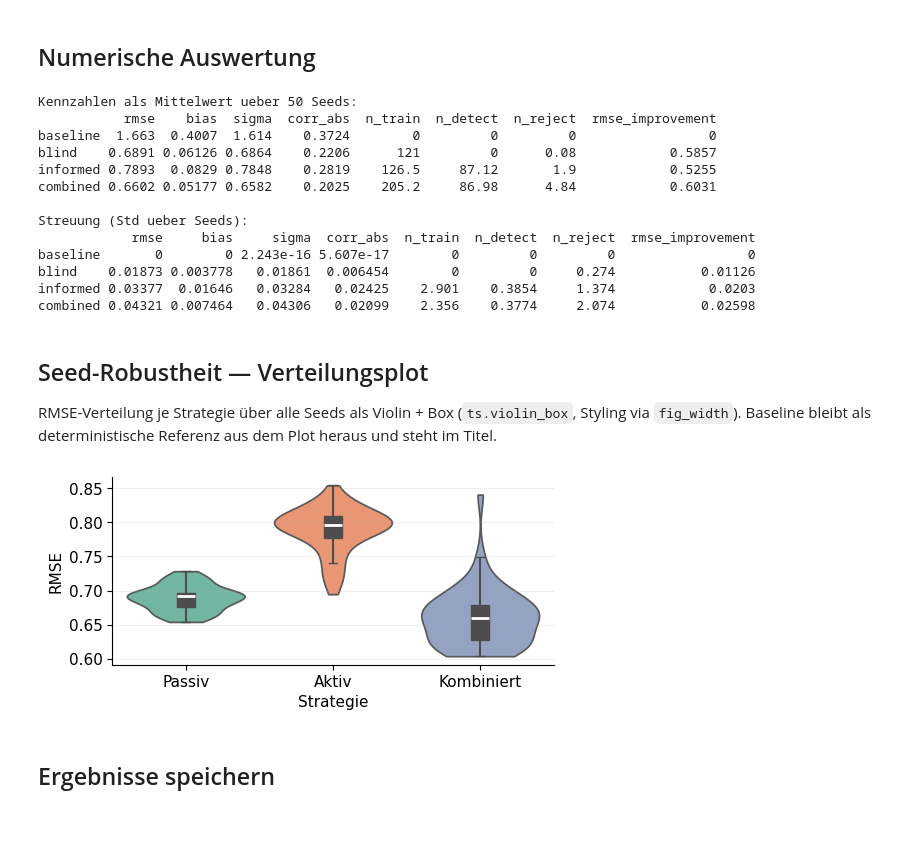
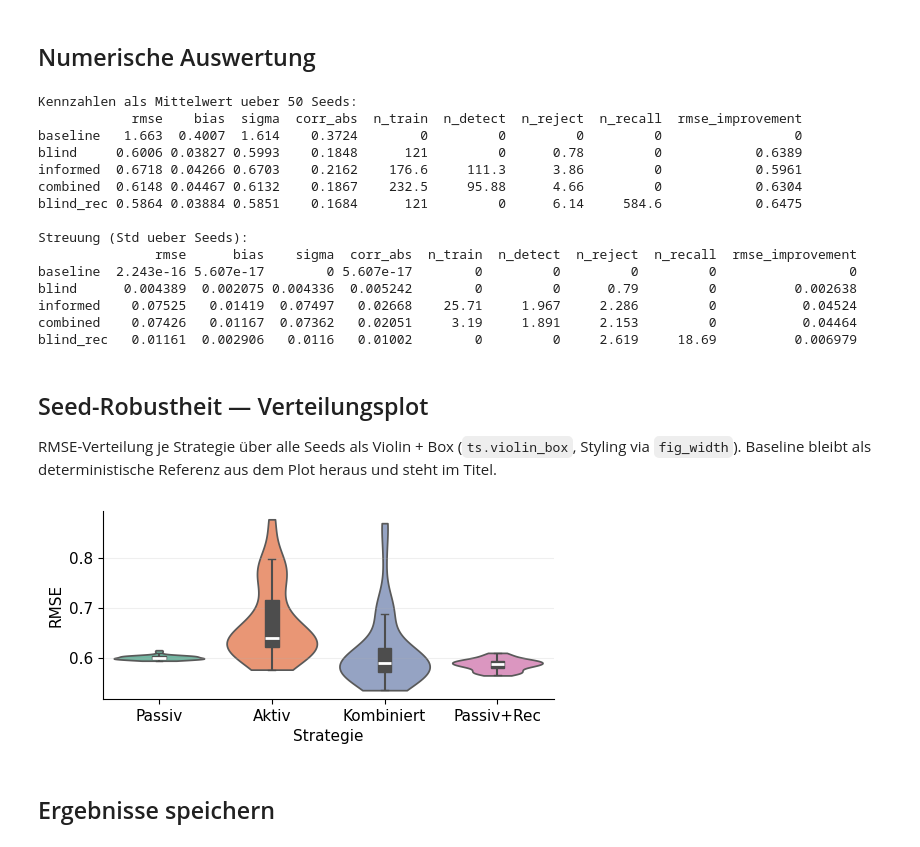
Before and after one commit to marijan-p/process_optimization_concept_drift, a Jupyter notebook: ipynb/synthetic_data/syn_adaptation.ipynb, the cells around one changed output. Drawn from its saved outputs; the diff is of its cells as text; code cells hidden in the pictures.

Commit message:
major changes in syn part: add recurrent blind detector and use rmse as detector

```diff
--- a/ipynb/synthetic_data/syn_adaptation.ipynb
+++ b/ipynb/synthetic_data/syn_adaptation.ipynb
@@ -105,3 +129,11 @@ Adaptionsstrom: 52560 Punkte (STEP=600s, STRIDE=10)
 import tensorflow as tf
 import drift_adaptation as da
 from drift_adaptation import run_adaptation, StreamingDetector
+
+# Ein laufender Kernel haelt das Modul fest; assert_current bricht ab, wenn die
+# Datei inzwischen abweicht. SPACE_ID kommt aus dem GELADENEN Code-Objekt und
+# geht in die Cache-Schluessel ein, damit eine geaenderte Grenze in
+# _suggest_adapt_params den Cache verwirft statt ihn stillschweigend zu treffen.
+da.assert_current()
+SPACE_ID = da.adapt_space_id()
+print(f"Suchraum-Kennung: {SPACE_ID}")
@@ -166,7 +190,8 @@ def _tune_case(key, strategy, n_trials, det_name=None, enqueue=None, extra_cfg=N
     """Tunt einen Fall und cached ihn ueber die RunConfig-Kennung."""
     tune_params = {"method": strategy, "case": key, "n_trials": n_trials,
                    "weights": list(TUNE_WEIGHTS), "step_tune_s": STEP_TUNE_S,
-                   "step_s": STEP_S,
+                   "step_s": STEP_S, "space": SPACE_ID,
+                   "reference": REFERENCE_PARAMS.get(key),
                    "scheme": "phase-extend", "cooldown_tuned": True,
                    **({"detector": det_name} if det_name else {}),
                    **(extra_cfg or {}),
@@ -179,6 +204,10 @@ def _tune_case(key, strategy, n_trials, det_name=None, enqueue=None, extra_cfg=N
         print(f"{key:18s} aus Cache")
         return
     tf.keras.utils.set_random_seed(SEED)
+    # Referenzpunkt des vorigen Laufs voranstellen (s. REFERENCE_PARAMS).
+    _ref = REFERENCE_PARAMS.get(key)
+    if _ref is not None:
+        enqueue = [da.encode_adapt_params(_ref)] + list(enqueue or [])
     _fac = detector_factory(det_name) if det_name else None
     _study, _ = da.tune_adaptation(strategy, base_model, X_tune, y_tune,
                                    fixed=TUNE_FIXED, detector_factory=_fac,
@@ -193,16 +222,16 @@ def _tune_case(key, strategy, n_trials, det_name=None, enqueue=None, extra_cfg=N
 
 # --- Passive Strategie (detektorfrei, finale Konfiguration direkt) ---
 _tune_case("blind", "blind", N_TRIALS["final"])
+# Recurrence-Selektor auf der passiven Strategie; das blind-Optimum wird als
+# Teilkandidat eingereiht (fehlende Selektorparameter zieht Optuna selbst).
+_tune_case("blind_rec", "blind_rec", N_TRIALS["final"],
+           enqueue=[da.encode_adapt_params(best_adapt_params["blind"])])
 
 # --- Screening: informierte Strategie je Detektor, reduziertes Budget ---
+# Ohne Warmstart: jeder Detektor startet unter denselben Bedingungen, sonst
+# waere der Vergleich, aus dem BEST_DETECTOR folgt, nicht fair.
 print(f"\nDetektor-Screening ({N_TRIALS['screening']} Trials je Detektor)")
 for _det in DETECTORS:
-    # Warmstart mit dem Optimum aus dem Detektions-Notebook
-    _c = _det_cfg.get(_det, {"err_threshold": 3.0, "params": {}})
-    _warm = {f"det_{k}": v for k, v in _c["params"].items() if k != "seed"}
-    if _det in ("DDM", "EDDM"):
-        _warm["det_err_threshold"] = _c["err_threshold"]
-    _tune_case(f"informed@{_det}", "informed", N_TRIALS["screening"],
-               det_name=_det, enqueue=[{**_warm}] if _warm else None)
+    _tune_case(f"informed@{_det}", "informed", N_TRIALS["screening"], det_name=_det)
 # %% [output]
 blind              aus Cache
@@ -277,9 +343,10 @@ _tune_case("combined", "combined", N_TRIALS["final"], det_name=BEST_DETECTOR,
 # und die Gegenpruefung startet von einem anderen Kandidatensatz.
 # Der Schluessel haengt an den TPE-Optima (= Eingang), damit er inhalts-
 # adressiert und ueber Laeufe hinweg stabil ist.
-_CC_KEYS = ("blind", "informed", "combined")
+_CC_KEYS = ("blind", "informed", "combined", "blind_rec")
 _cc_cfg = test_cfg.compose(crosscheck={
     "detector": BEST_DETECTOR,
+    "space": SPACE_ID,
     "step_s": STEP_S,
     "cooldown_x": COOLDOWN_X,
     "rescale": float(_RESCALE),
@@ -313,6 +380,11 @@ else:
         base_model, X_cd, y_cd, best_params=best_adapt_params, fixed=_BASE_CFG,
         t_stat=T_stat, detector_factory=None, study=studies.get("blind"),
         rescale=_RESCALE, mode="blind", seed=SEED)
+    print("--- blind_rec ---")
+    best_adapt_params["blind_rec"], _ = da.crosscheck_candidates(
+        base_model, X_cd, y_cd, best_params=best_adapt_params, fixed=_BASE_CFG,
+        t_stat=T_stat, detector_factory=None, study=studies.get("blind_rec"),
+        rescale=_RESCALE, mode="blind_rec", seed=SEED)
 
     model_store.save({k: best_adapt_params[k] for k in _CC_KEYS},
                      "adapt_crosscheck", _cc_cfg)
@@ -332,7 +405,7 @@ ADAPT_CFG = dict(
     window_prev=max(1, 300 // STRIDE), window_post=max(1, 300 // STRIDE),
     reject=REJECT, chunk=CHUNK, norm_mean=NORM_MEAN, norm_std=NORM_STD,
 )
-STRATEGIES = ("baseline", "blind", "informed", "combined")
+STRATEGIES = ("baseline", "blind", "informed", "combined", "blind_rec")
 
 # cooldown_x -> cooldown (Vielfaches der stationaeren Phasendauer der Zielaufloesung);
 # fuer baseline/blind ohne Wirkung (kein cooldown_x im Parametersatz).
@@ -552,6 +627,7 @@ def _strategy_stats(res, c, rmse_baseline):
         n_train=int(len(res["train_steps"])),
         n_detect=int(len(res["detect_steps"])),
         n_reject=int(len(res.get("reject_steps", []))),
+        n_recall=float(np.mean(res.get("recall_counts") or [0.0])),
         rmse_improvement=float(1.0 - rmse / rmse_baseline) if rmse_baseline else 0.0,
     )
 
@@ -559,7 +635,7 @@ def _strategy_stats(res, c, rmse_baseline):
 # Strategie-Statistik berechnen (RMSE-Verbesserung seed-intern gegen die eigene
 # Baseline) und anschliessend zu Mittelwert und Streuung ueber die Seeds aggregieren.
 _METRIC_COLS = ["rmse", "bias", "sigma", "corr_abs",
-                "n_train", "n_detect", "n_reject", "rmse_improvement"]
+                "n_train", "n_detect", "n_reject", "n_recall", "rmse_improvement"]
 _rows = [k for k, _ in PANELS]
 
 _per_seed = {}
@@ -584,18 +660,20 @@ print("\nStreuung (Std ueber Seeds):")
 print(stats_std.to_string())
 # %% [output]
 Kennzahlen als Mittelwert ueber 50 Seeds:
-           rmse    bias  sigma  corr_abs  n_train  n_detect  n_reject  rmse_improvement
-baseline  1.663  0.4007  1.614    0.3724        0         0         0                 0
-blind    0.6891 0.06126 0.6864    0.2206      121         0      0.08            0.5857
-informed 0.7893  0.0829 0.7848    0.2819    126.5     87.12       1.9            0.5255
-combined 0.6602 0.05177 0.6582    0.2025    205.2     86.98      4.84            0.6031
+            rmse    bias  sigma  corr_abs  n_train  n_detect  n_reject  n_recall  rmse_improvement
+baseline   1.663  0.4007  1.614    0.3724        0         0         0         0                 0
+blind     0.6006 0.03827 0.5993    0.1848      121         0      0.78         0            0.6389
+informed  0.6718 0.04266 0.6703    0.2162    176.6     111.3      3.86         0            0.5961
+combined  0.6148 0.04467 0.6132    0.1867    232.5     95.88      4.66         0            0.6304
+blind_rec 0.5864 0.03884 0.5851    0.1684      121         0      6.14     584.6            0.6475
 
 Streuung (Std ueber Seeds):
-            rmse     bias     sigma  corr_abs  n_train  n_detect  n_reject  rmse_improvement
-baseline       0        0 2.243e-16 5.607e-17        0         0         0                 0
-blind    0.01873 0.003778   0.01861  0.006454        0         0     0.274           0.01126
-informed 0.03377  0.01646   0.03284   0.02425    2.901    0.3854     1.374            0.0203
-combined 0.04321 0.007464   0.04306   0.02099    2.356    0.3774     2.074           0.02598
+               rmse      bias    sigma  corr_abs  n_train  n_detect  n_reject  n_recall  rmse_improvement
+baseline  2.243e-16 5.607e-17        0 5.607e-17        0         0         0         0                 0
+blind      0.004389  0.002075 0.004336  0.005242        0         0      0.79         0          0.002638
+informed    0.07525   0.01419  0.07497   0.02668    25.71     1.967     2.286         0           0.04524
+combined    0.07426   0.01167  0.07362   0.02051     3.19     1.891     2.153         0           0.04464
+blind_rec   0.01161  0.002906   0.0116   0.01002        0         0     2.619     18.69          0.006979
 # %% [markdown]
 ## Seed-Robustheit — Verteilungsplot
 
@@ -603,32 +681,32 @@ RMSE-Verteilung je Strategie über alle Seeds als Violin + Box (`ts.violin_box`,
 # %%
 # Robustheits-Plot: Violin + Box (RMSE-Verteilung je Strategie ueber alle Seeds).
 # Verteilungsplot ueber den arbeitsweit einheitlichen Helfer ts.violin_box; Styling
 # via fig_width wie im uebrigen Notebook. Baseline bleibt draussen (deterministisch)
 # und steht im Titel. Sinnvoll ab ~50 Seeds (N_SEED_RUNS), damit die KDE traegt.
 import pandas as pd
 from src.utils import thesis_style as ts
 
 ts.fig_width()
-_order = ["blind", "informed", "combined"]
-_labels = {"blind": "Passiv", "informed": "Aktiv", "combined": "Kombiniert"}
+_order = ["blind", "informed", "combined", "blind_rec"]
+_labels = {"blind": "Passiv", "informed": "Aktiv", "combined": "Kombiniert", "blind_rec": "Passiv+Rec"}
 _seeds = list(seed_results)
 _long = pd.DataFrame({
     "Strategie": np.repeat([_labels[s] for s in _order], len(_seeds)),
     "RMSE": np.concatenate([seed_rmse.loc[s, _seeds].to_numpy(float) for s in _order]),
 })
 
 fig, ax = plt.subplots(figsize=(ts.fig_width(0.85), ts.fig_width(0.42)))
 ts.violin_box(_long, "Strategie", "RMSE", order=[_labels[s] for s in _order],
               palette=ts.SET2[:len(_order)], ax=ax)
 ax.set_ylabel("RMSE"); ax.set_xlabel("Strategie")
 fig.tight_layout()
 if IS_FINAL:
     plot_store.save_figure(fig, "adaptation_seed_violin", adapt_cfg,
                            final=IS_FINAL, savefig_kwargs={"dpi": 300},
                            archive_kwargs={"dpi": 300})
 plt.show()
 # %% [output]
-[figure, old version]
+[figure, new version]
 # %% [markdown]
 ## Ergebnisse speichern
 # %%
```
Also changed, not shown: parts of 16 cells of this notebook, 38 other files.
